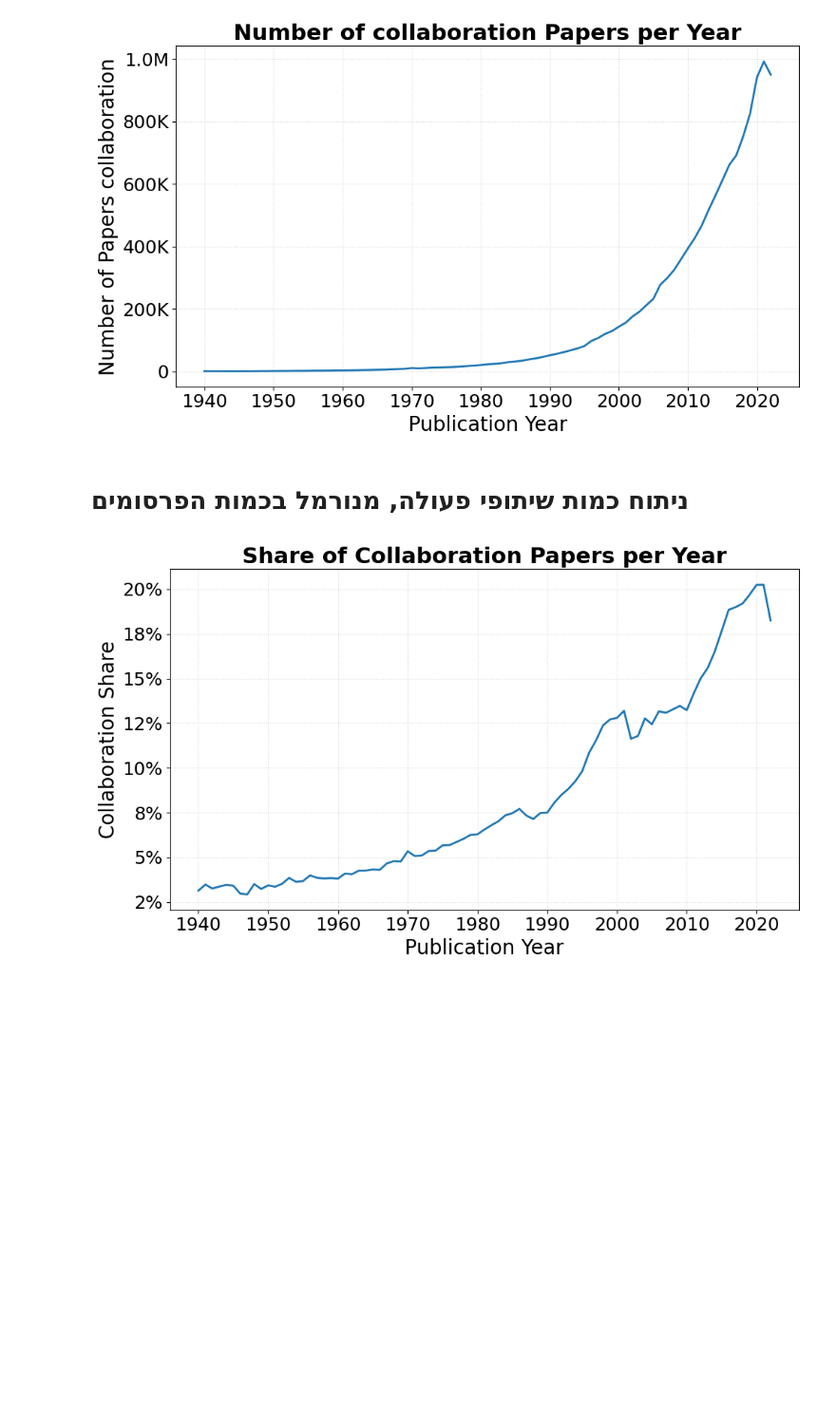
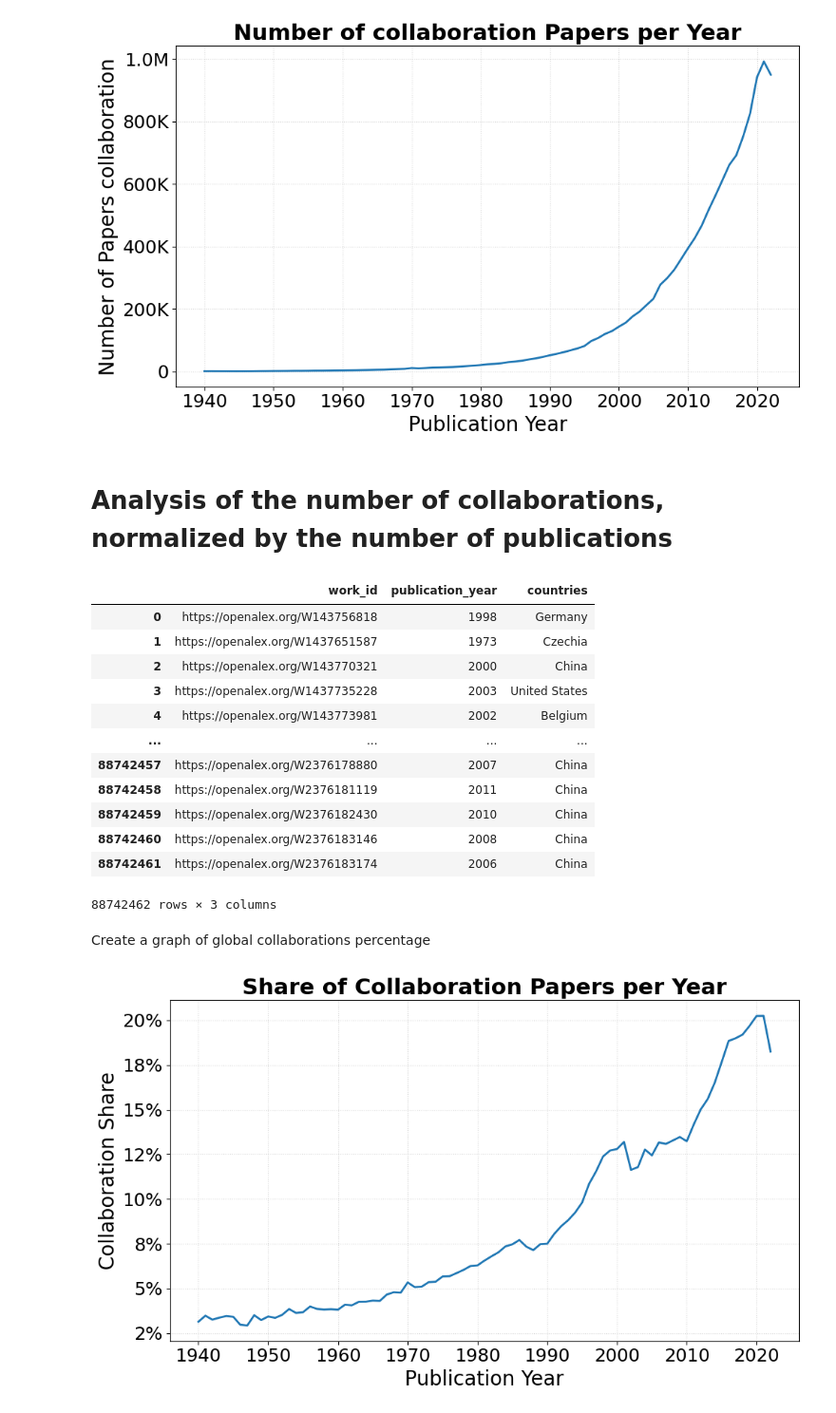
Before and after one commit to OranBe/project_data_mining, a Jupyter notebook: collaboration_analysis/collaboration_analysis.ipynb, the cells around one changed output. Shown at 95% size. Cells and saved outputs as stored; diff of their text form; code cells hidden in the pictures; blank space fills up the shorter version.

```diff
--- a/collaboration_analysis/collaboration_analysis.ipynb
+++ b/collaboration_analysis/collaboration_analysis.ipynb
@@ -102,10 +122,28 @@ plot_records_by_year(df_collaboration, start_year, end_year)
 # %% [output]
 [figure]
 # %% [markdown]
-# ניתוח כמות שיתופי פעולה, מנורמל בכמות הפרסומים
+# Analysis of the number of collaborations, normalized by the number of publications
 # %%
 file_path = "../data/collaboration/works_year_countries.csv"
 df_all = pd.read_csv(file_path, delimiter=',')
+# %%
+df_all
+# %% [output]
+|  | work_id | publication_year | countries |
+| 0 | https://openalex.org/W143756818 | 1998 | Germany |
+| 1 | https://openalex.org/W1437651587 | 1973 | Czechia |
+| 2 | https://openalex.org/W143770321 | 2000 | China |
+| 3 | https://openalex.org/W1437735228 | 2003 | United States |
+| 4 | https://openalex.org/W143773981 | 2002 | Belgium |
+| ... | ... | ... | ... |
+| 88742457 | https://openalex.org/W2376178880 | 2007 | China |
+| 88742458 | https://openalex.org/W2376181119 | 2011 | China |
+| 88742459 | https://openalex.org/W2376182430 | 2010 | China |
+| 88742460 | https://openalex.org/W2376183146 | 2008 | China |
+| 88742461 | https://openalex.org/W2376183174 | 2006 | China |
+88742462 rows × 3 columns
+# %% [markdown]
+Create a graph of global collaborations percentage
 # %%
 import pandas as pd
 import numpy as np
```
Also changed, not shown: parts of 8 cells of this notebook, 17 other files.
